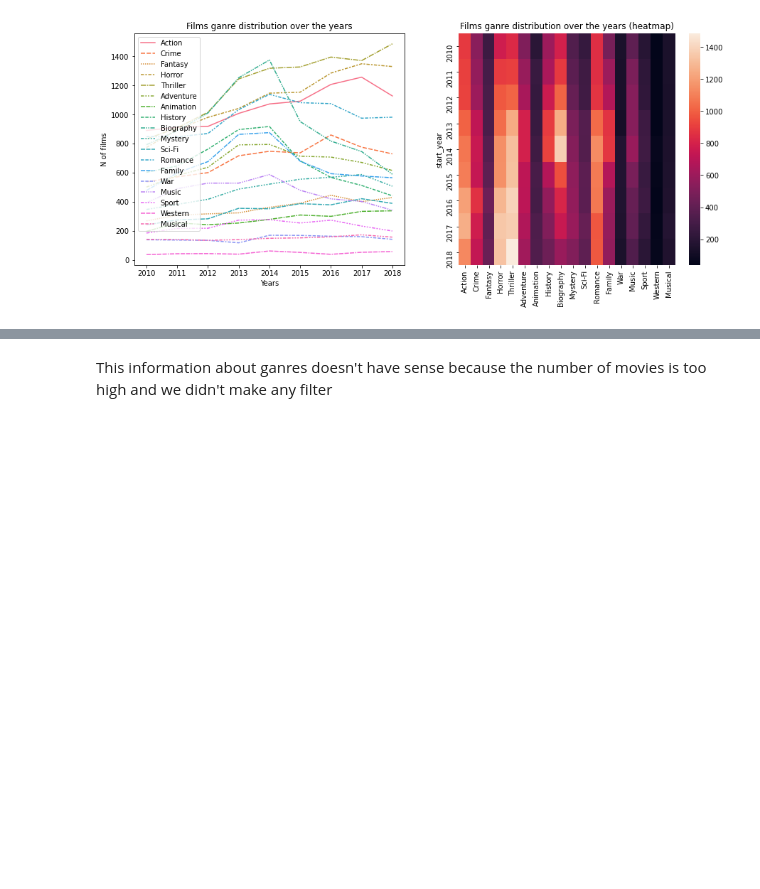
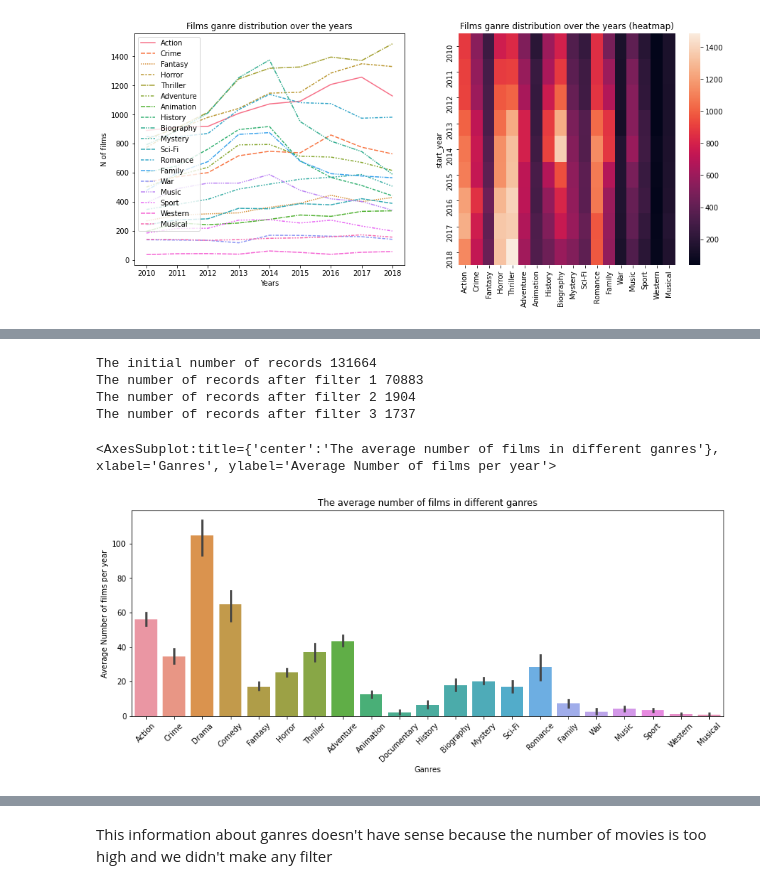
Before and after one commit to 314ka4y/Exploratory_Data_Analysis_project-Movies., a Jupyter notebook: student.ipynb, the cells around one changed output, grey strips where cells are left out. Cells and saved outputs as stored; diff of their text form; code cells hidden in the pictures; blank space fills up the shorter version.

```diff
--- a/student.ipynb
+++ b/student.ipynb
@@ -863,0 +860,14 @@ memory usage: 32.2+ MB
+# %%
+# Lets add information about titles and markets of distribution to our dataframe
+titles_df = pd.read_csv("Data/imdb.title.akas.csv")
+
+#Data Frame merged on corresponding columns(different column name)
+Ganres_rait3_raw = Ganres_rait2.merge(titles_df, left_on = "tconst", right_on = "title_id")
+
+#Data Frame grouped by this film ID and we counted how many instances of each name we have, so we can determine the number of countrie
+
+Ganres_rait3_raw2 = Ganres_rait3_raw[Ganres_rait3_raw.groupby("tconst")["tconst"].transform("count") > 10]
+
+Ganres_rait3_raw2
+
+#Ganres_rait3 =Ganres_rait3_raw2.drop_duplicates(subset = Ganres_rait3_raw2["tconst"])
@@ -863,0 +888,41 @@ memory usage: 32.2+ MB
+# %%
+Ganres_rait3 = Ganres_rait3_raw2.drop_duplicates(subset="tconst")
+# %%
+print(f"The initial number of records {ganres_end.shape[0]}")
+print(f"The number of records after filter 1 {Ganres_rait.shape[0]}")
+print(f"The number of records after filter 2 {Ganres_rait2.shape[0]}")
+print(f"The number of records after filter 3 {Ganres_rait3.shape[0]}")
+# %% [output]
+The initial number of records 131664
+The number of records after filter 1 70883
+The number of records after filter 2 1904
+The number of records after filter 3 1737
+# %%
+#Define filtered datadrame
+Ganres_filtered = Ganres_rait3
+
+
+Ganres_filtered.groupby("start_year").sum()
+fig, ax = plt.subplots(figsize= (14, 5))
+ax.set_xlabel("Ganres")
+ax.set_ylabel("Average Number of films per year")
+ax.set_title("The average number of films in different ganres")
+plt.xticks(rotation=45)
+df = Ganres_filtered.groupby("start_year").sum().drop(["numvotes", "averagerating", "ordering", "is_original_title"], axis = 1)
+
+sns.barplot(data = df)
+# #Find values
+# ganres_df_divided.groupby("start_year").sum()
+# ganres_df_divided
+
+# #Drop unused numeric columns
+# ganres_end = ganres_df_divided.drop(["runtime_minutes"], axis=1)
+# fig, ax = plt.subplots(figsize= (14, 5))
+# ax.set_xlabel("Ganres")
+# ax.set_ylabel("Average Number of films per year")
+# ax.set_title("The average number of films in different ganres")
+# plt.xticks(rotation=45)
+# sns.barplot(data = ganres_end.groupby("start_year").sum())
+# %% [output]
+<AxesSubplot:title={'center':'The average number of films in different ganres'}, xlabel='Ganres', ylabel='Average Number of films per year'>
+[figure, added]
```
Also changed, not shown: parts of 27 cells of this notebook.
